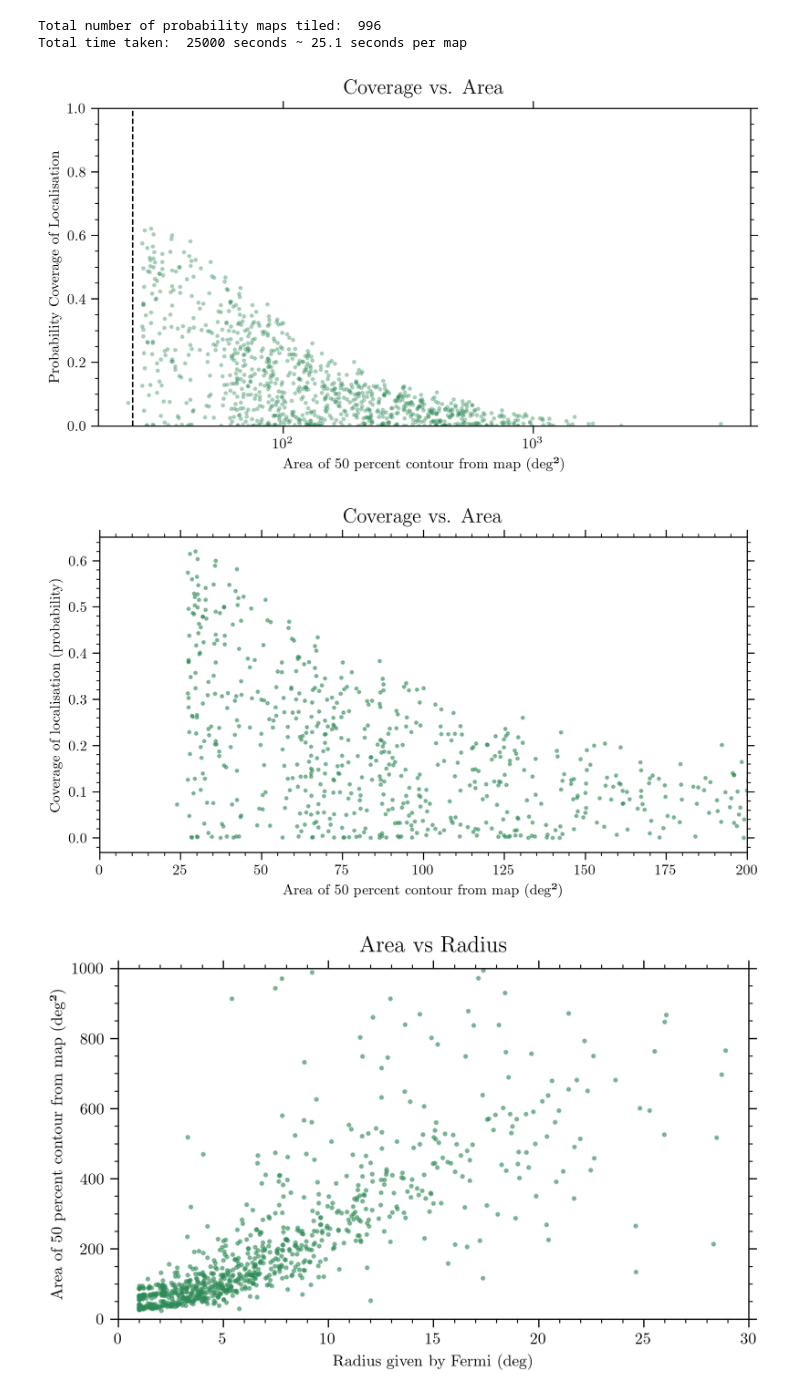
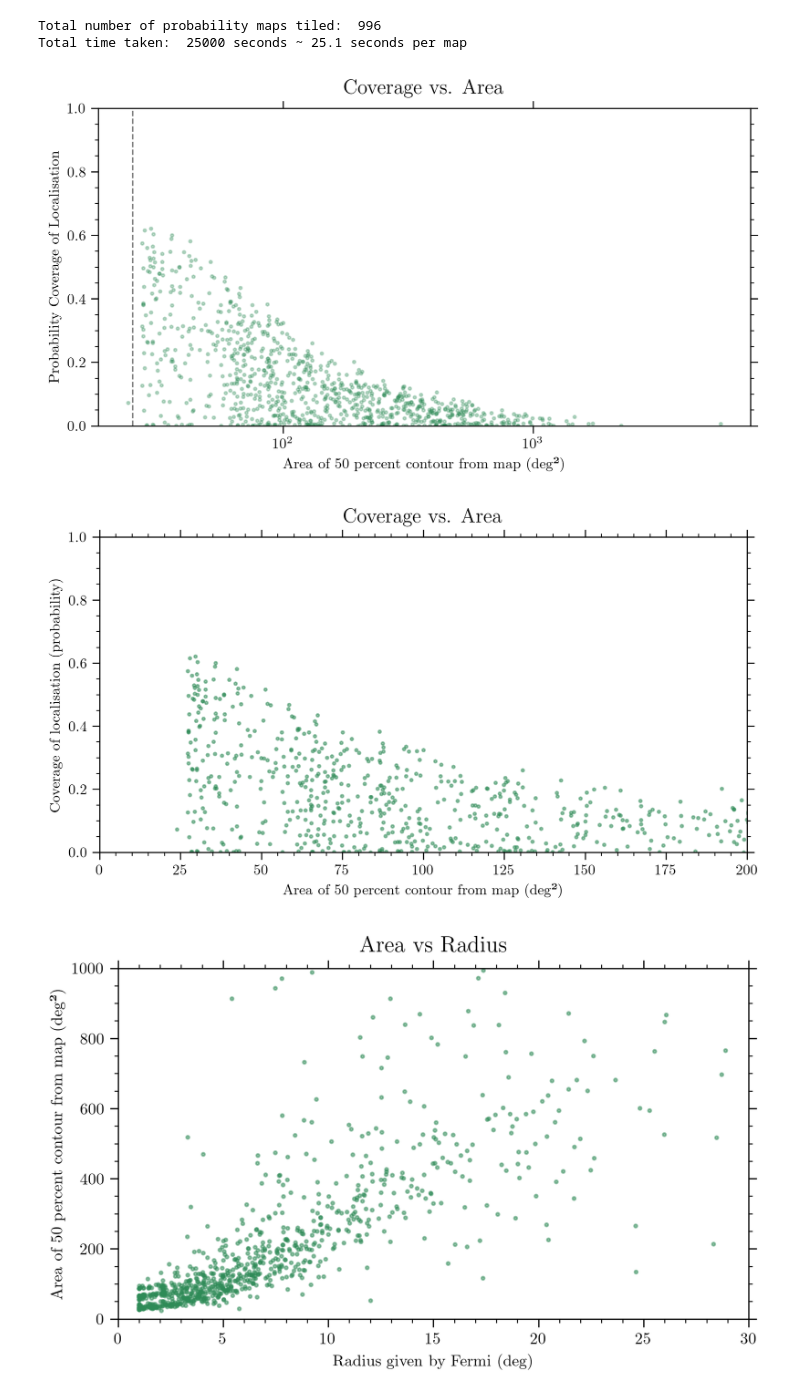
Before and after one commit to ravioli1369/fermi_grbs, a Jupyter notebook: stats.ipynb, the cells around one changed output. Cells and saved outputs as stored; diff of their text form; code cells hidden in the pictures.

```diff
--- a/stats.ipynb
+++ b/stats.ipynb
@@ -113,23 +113,24 @@ select = coverage[select]['radius'].astype(float) < 30
 coverage = coverage[select]
 coverage['radius'] = coverage['radius'].astype(float)
 coverage['coverage'] = coverage['coverage'].astype(float)
+coverage = coverage.reset_index(drop=True)
 
-area, times, dates = [], [], []
-for heal in coverage['healpix'].values:
-    date = datetime.strptime(heal.split("_")[3][2:8], "%y%m%d")
+area, tiletime, times =  [], [], []
+for (i, heal) in enumerate(coverage['healpix']):
+    time = datetime.strptime(coverage['time'][i], "%Y-%m-%d %H:%M:%S")
     file = "/home/ravioli/astro/git/fermi_grbs/data/"+heal
     covragefile = "/home/ravioli/astro/git/fermi_grbs/data/"+heal+"_scheduled.csv"
-    times.append(len(pd.DataFrame(pd.read_csv(covragefile)))*5/60)
+    tiletime.append(len(pd.DataFrame(pd.read_csv(covragefile)))*5/60)
     area.append(get_loc_size(file, frac=0.5))
-    dates.append(date)
+    times.append(time)
 
 coverage['area'] = np.array(area).astype(float)
-coverage['times'] = np.array(times).astype(float)
-coverage['dates'] = np.array(dates).astype(datetime)
+coverage['tiletimes'] = np.array(tiletime).astype(float)
+coverage['time'] = np.array(times).astype(datetime)
 # %%
 plt.figure(figsize=(8,4), dpi=300)
 plt.scatter(coverage['area'], coverage['coverage'], s=4, color='seagreen', alpha=0.3)
-plt.vlines(25, 0, 1, color='k', linestyle='--', linewidth=1)
+plt.vlines(25, 0, 1, color='k', linestyle='--', linewidth=1, alpha = 0.5)
 plt.xlabel("Area of 50 percent contour from map (deg²)")
 plt.ylabel("Probability Coverage of Localisation")
 plt.title("Coverage vs. Area", fontsize=14, pad=10)
@@ -137,17 +138,18 @@ plt.ylim(0,1)
 plt.xscale('symlog')
 plt.show()
 # %% [output]
-[figure, old version]
+[figure, new version]
 # %%
 plt.figure(figsize=(8,4), dpi=300)
 plt.scatter(coverage['area'], coverage['coverage'], s=4, color='seagreen', alpha=0.5)
 plt.xlabel("Area of 50 percent contour from map (deg²)")
 plt.ylabel("Coverage of localisation (probability)")
 plt.title("Coverage vs. Area", fontsize=14, pad=10)
 plt.xlim(0,200)
+plt.ylim(0,1)
 plt.show()
 # %% [output]
-[figure, old version]
+[figure, new version]
 # %%
 plt.figure(figsize=(7,4), dpi=300)
 plt.scatter(coverage['radius'], coverage['area'], s=4, color='seagreen', alpha=0.5)
```
Also changed, not shown: parts of 3 cells of this notebook.
